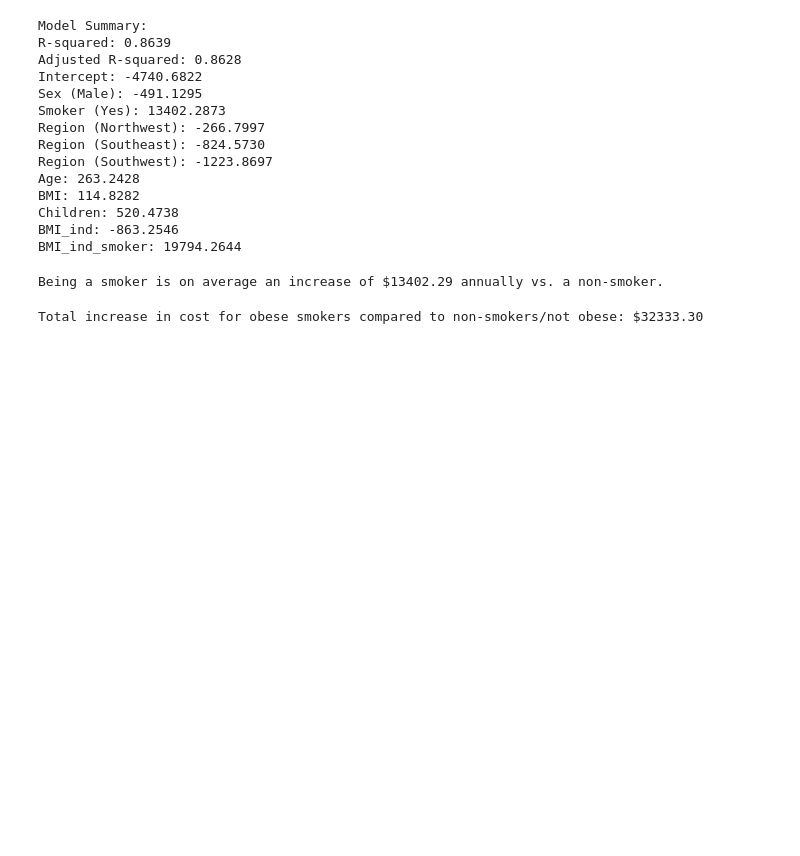
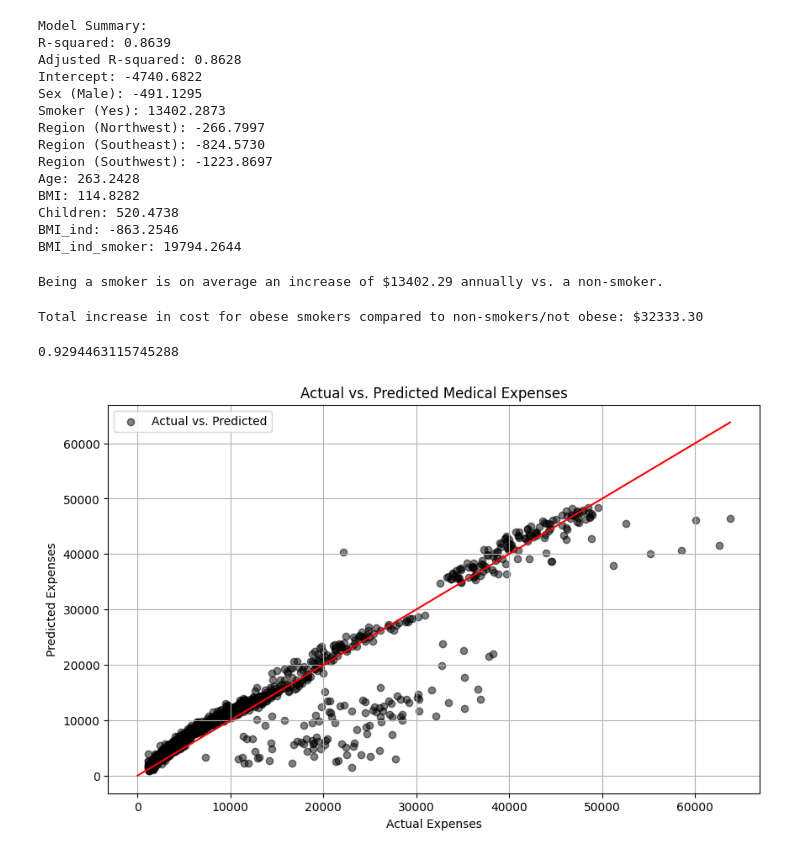
Before and after one commit to melschwartz07/Fall2024, a Jupyter notebook: assignment/homework_3.ipynb, the cells around one changed output. Saved outputs shown, nothing was run; the diff lists cells and outputs as text; code cells hidden in the pictures; blank space fills up the shorter version.

```diff
--- a/assignment/homework_3.ipynb
+++ b/assignment/homework_3.ipynb
@@ -140,7 +140,38 @@ print(f"Total increase in cost for obese smokers compared to non-smokers/not obe
 Total increase in cost for obese smokers compared to non-smokers/not obese: $32333.30
 # %%
 # TODO:  g) (10 pts.) Use the model to predict the expense of the patients in the original dataset. Store those predictions in a vector yhat. Add a column to the dataframe with those predictions. Find and report the correlation of the actual expenses with the predicted expenses.
+# Using the model to predict expenses
+df['yhat'] = model_with_interaction.predict(df)
+
+# Calculating the correlation between actual expenses and predicted expenses
+correlation_actual_predicted = df['expenses'].corr(df['yhat'])
+
+# Report the correlation
+correlation_actual_predicted
+# %% [output]
+0.9294463115745288
 # %%
 # TODO: h) (20 pts.) Make a scatterplot (black color) of the actual expenses (x-axis) and the predicted expenses (y-axis). Add a 45-degree line (red color).
+
+import matplotlib.pyplot as plt
+
+# Scatterplot of the actual vs. predicted expenses
+plt.figure(figsize=(10, 6))
+plt.scatter(df['expenses'], df['yhat'], color='black', alpha=0.5, label='Actual vs. Predicted')
+
+# Adding a 45-degree line
+max_expense = max(df['expenses'].max(), df['yhat'].max())
+plt.plot([0, max_expense], [0, max_expense], color='red')
+
+# Labeling the plot
+plt.xlabel('Actual Expenses')
+plt.ylabel('Predicted Expenses')
+plt.title('Actual vs. Predicted Medical Expenses')
+plt.legend()
+plt.grid(True)
+
+plt.show()
+# %% [output]
+[figure, added]
 # %%
 # TODO: i) (10 pts.) Predict the annual medical expenses of a 30-year old, male, obese, smoker, with two children in the Northeast.
```
